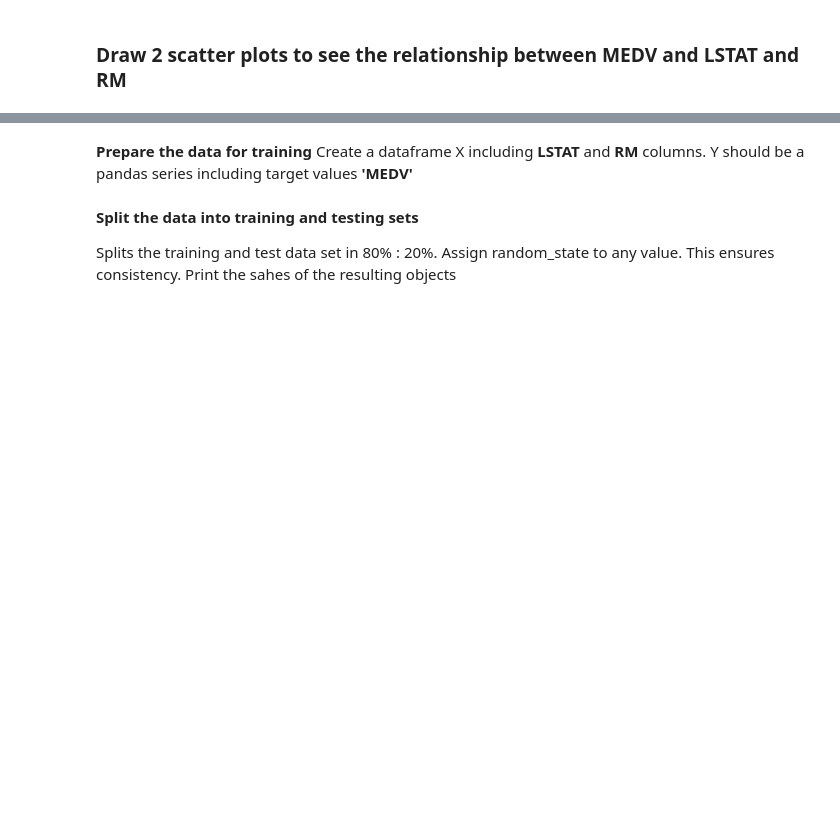
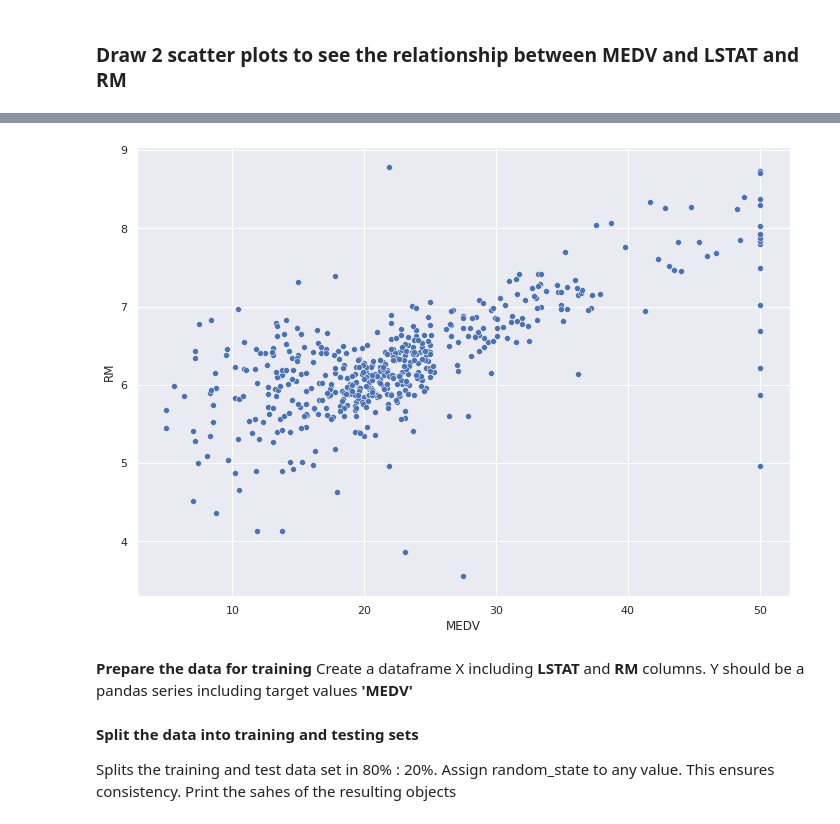
Before and after one commit to GonzaloPerez1/DS_Gonzalo, a Jupyter notebook: 3-Machine Learning/1-Supervisado/2-Polynomial Regression/ejercicios/3 Polynomial_Regression.ipynb, the cells around one changed output, grey strips where cells are left out. Cells and saved outputs as stored; diff of their text form; code cells hidden in the pictures; blank space fills up the shorter version.

```diff
--- a/3-Machine Learning/1-Supervisado/2-Polynomial Regression/ejercicios/3 Polynomial_Regression.ipynb
+++ b/3-Machine Learning/1-Supervisado/2-Polynomial Regression/ejercicios/3 Polynomial_Regression.ipynb
@@ -78,3 +162,7 @@ Analyze the correlation matrix. Plot a heatmap
+# %%
+sns.scatterplot(df['MEDV'], df['RM']);
+# %% [output]
+[figure, added]
 # %% [markdown]
 **Prepare the data for training**
 Create a dataframe X including **LSTAT** and **RM** columns.
```
Also changed, not shown: parts of 15 cells of this notebook, 15 other files.
